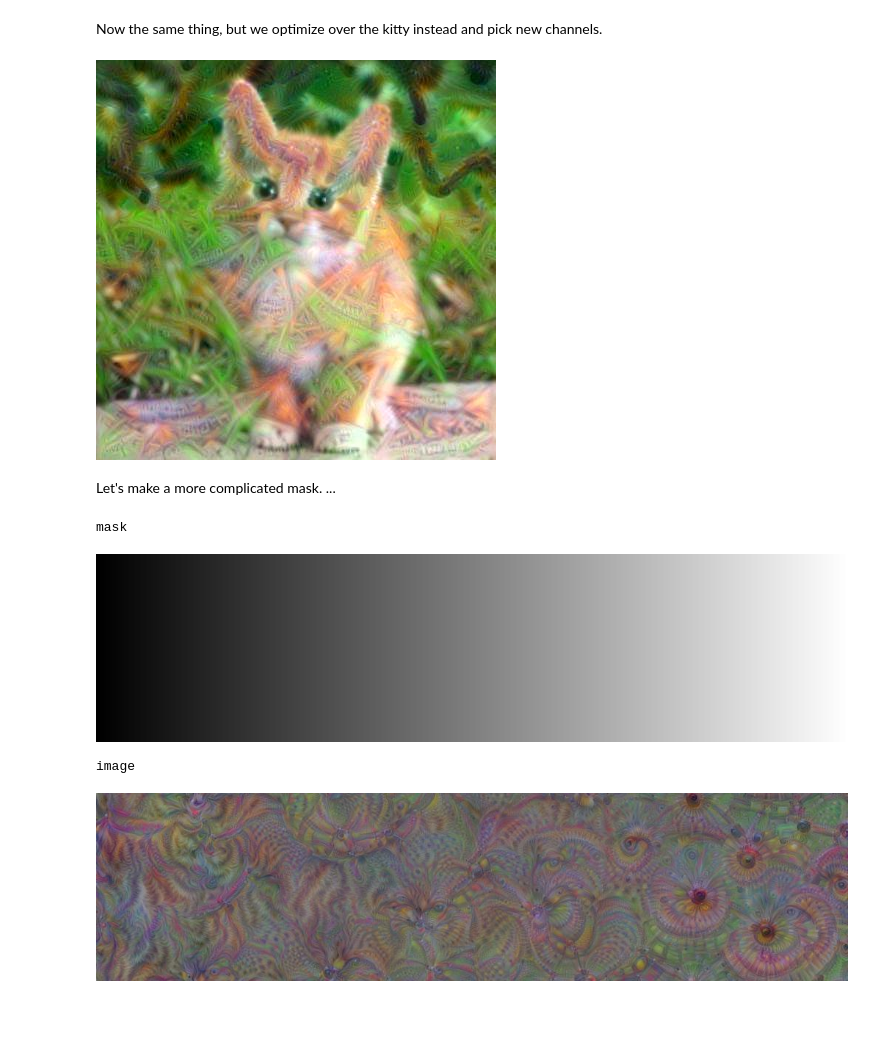
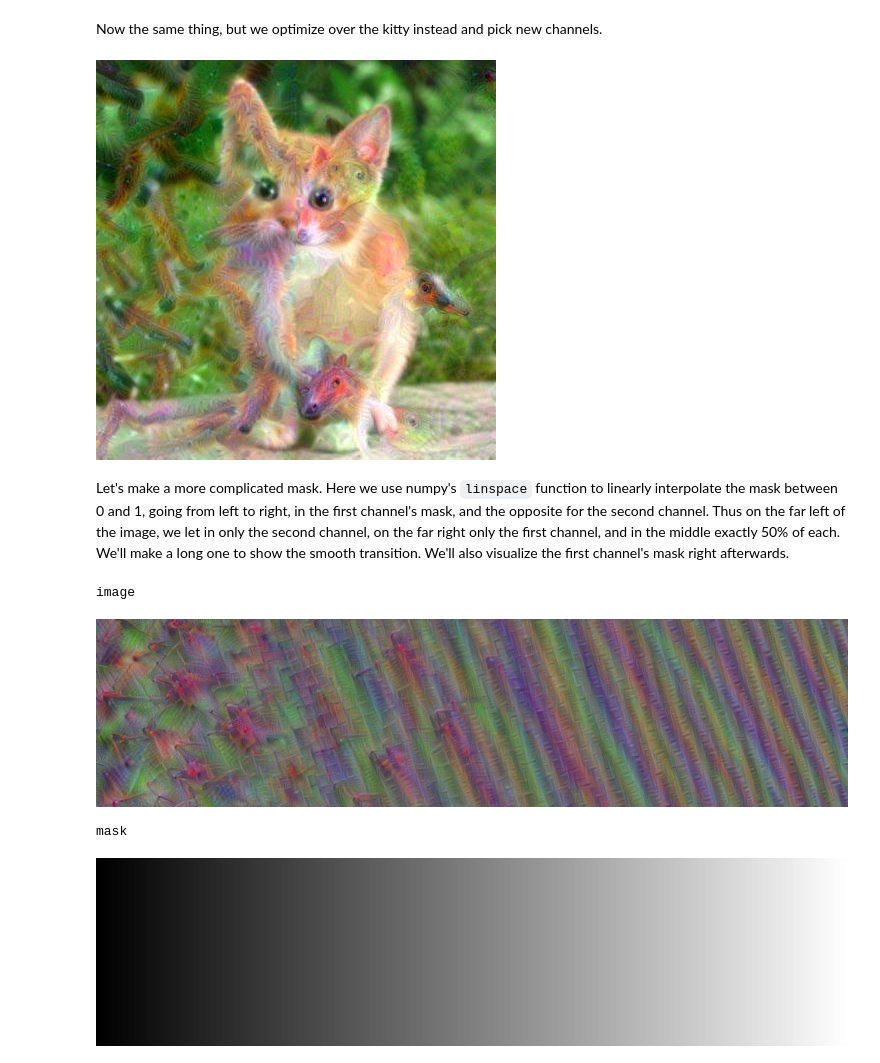
Before and after one commit to ml4a/ml4a, a Jupyter notebook: notebooks/neural-synth.ipynb, the cells around one changed output. Saved outputs shown, nothing was run; the diff lists cells and outputs as text; code cells hidden in the pictures; blank space fills up the shorter version.

```diff
--- a/notebooks/neural-synth.ipynb
+++ b/notebooks/neural-synth.ipynb
@@ -214,5 +219,5 @@ Now we are going to modify the `render_lapnorm` function in three ways.
 # %%
-def lapnorm_multi(t_obj, img0, mask, iter_n=10, step=1.0, oct_n=3, oct_s=1.4, lap_n=4):
+def lapnorm_multi(t_obj, img0, mask, iter_n=10, step=1.0, oct_n=3, oct_s=1.4, lap_n=4, clear=True):
     mask_sizes = get_mask_sizes(mask.shape[0:2], oct_n, oct_s)
     img0 = resize(img0, np.int32(mask_sizes[0]))
     t_score = [tf.reduce_mean(t) for t in t_obj] # defining the optimization objective
@@ -231,6 +236,7 @@ def lapnorm_multi(t_obj, img0, mask, iter_n=10, step=1.0, oct_n=3, oct_s=1.4, la
                 img += gt * step * oct_mask[:,:,g].reshape((oct_mask.shape[0],oct_mask.shape[1],1))
             print('.', end='')
         print("octave %d/%d"%(octave+1, oct_n))
-    clear_output()
+    if clear:
+        clear_output()
     return img
 # %% [markdown]
@@ -266,41 +272,41 @@ iter_n = 10
 img0 = load_image('../assets/kitty.jpg', h, w)
 
 objectives = [T('mixed4d_3x3_bottleneck_pre_relu')[:,:,:,125],
-              T('mixed4d_3x3_bottleneck_pre_relu')[:,:,:,59]]
+              T('mixed5a_5x5_bottleneck_pre_relu')[:,:,:,30]]
 
 # mask
 mask = np.zeros((h, w, 2))
-mask[:150,:,0] = 1.0
-mask[150:,:,1] = 1.0
+mask[:,:200,0] = 1.0
+mask[:,200:,1] = 1.0
 
 img1 = lapnorm_multi(objectives, img0, mask, iter_n, 1.0, octave_n, octave_scale)
 display_image(img1)
 # %% [output]
-[figure, old version]
+[figure, new version]
-# %% [markdown]
-Let's make a more complicated mask. ...
+# %% [markdown]
+Let's make a more complicated mask. Here we use numpy's `linspace` function to linearly interpolate the mask between 0 and 1, going from left to right, in the first channel's mask, and the opposite for the second channel. Thus on the far left of the image, we let in only the second channel, on the far right only the first channel, and in the middle exactly 50% of each.  We'll make a long one to show the smooth transition. We'll also visualize the first channel's mask right afterwards.
 # %%
 h, w = 256, 1024
 
 img0 = np.random.uniform(size=(h, w, 3)) + 100.0
 
 octave_n = 3
 octave_scale = 1.4
-objectives = [T('mixed4d_5x5_bottleneck_pre_relu')[:,:,:,25],
-              T('mixed4d_5x5_bottleneck_pre_relu')[:,:,:,15]]
+objectives = [T('mixed3b_5x5_bottleneck_pre_relu')[:,:,:,9],
+              T('mixed4d_5x5_bottleneck_pre_relu')[:,:,:,17]]
 
-mask = np.zeros((h, w,2))
+mask = np.zeros((h, w, 2))
 mask[:,:,0] = np.linspace(0,1,w)
 mask[:,:,1] = np.linspace(1,0,w)
 
 img1 = lapnorm_multi(objectives, img0, mask, iter_n=20, step=1.0, oct_n=3, oct_s=1.4, lap_n=4)
 
+print("image")
+display_image(img1)
 print("mask")
 display_image(255*mask[:,:,0])
-print("image")
-display_image(img1)
 # %% [output]
-mask
+image
-[figure, old version]
+[figure, new version]
-image
+mask
-[figure, old version]
+[figure, new version]
```
Also changed, not shown: parts of 17 cells of this notebook, 1 other file.
